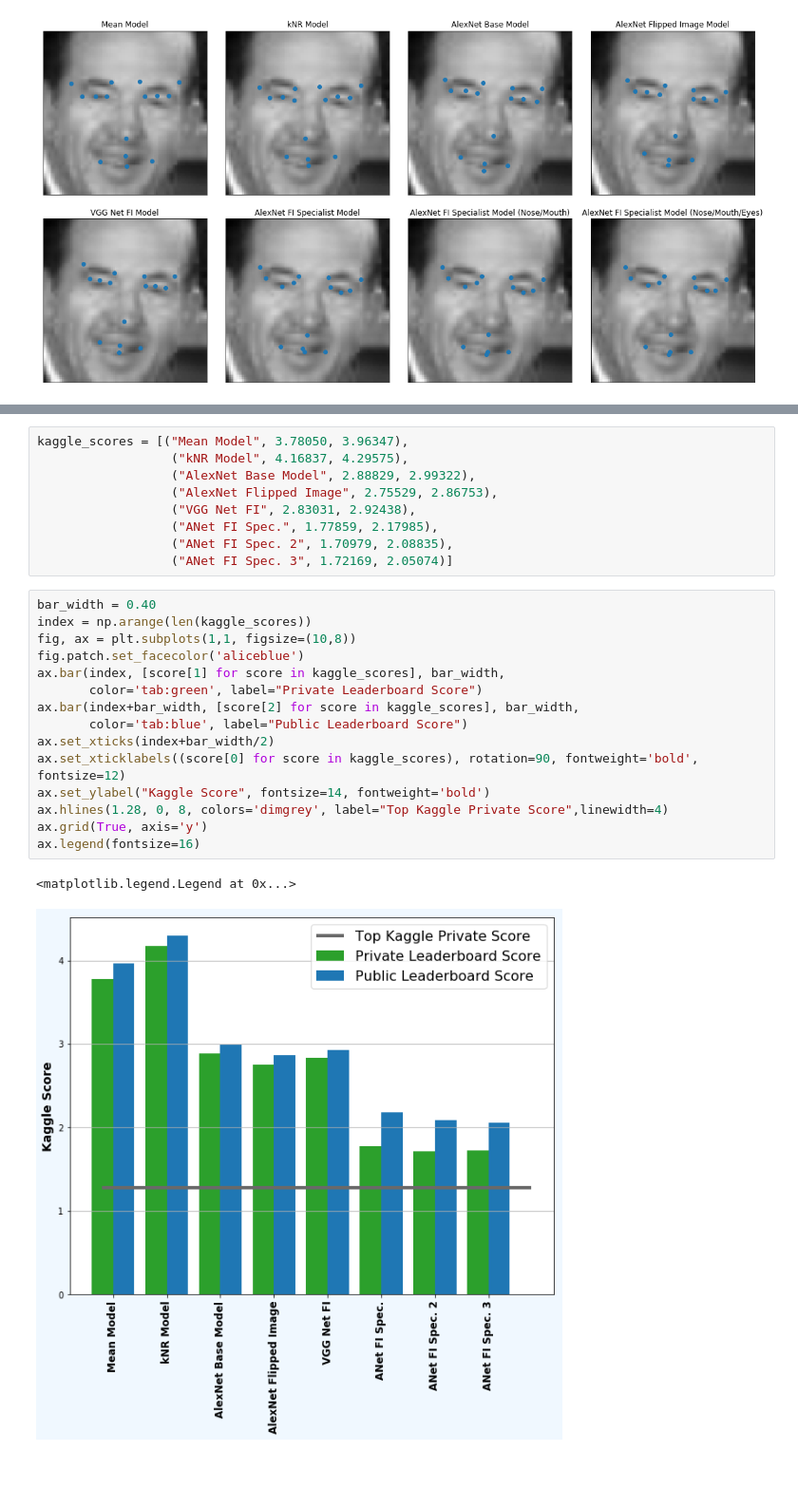
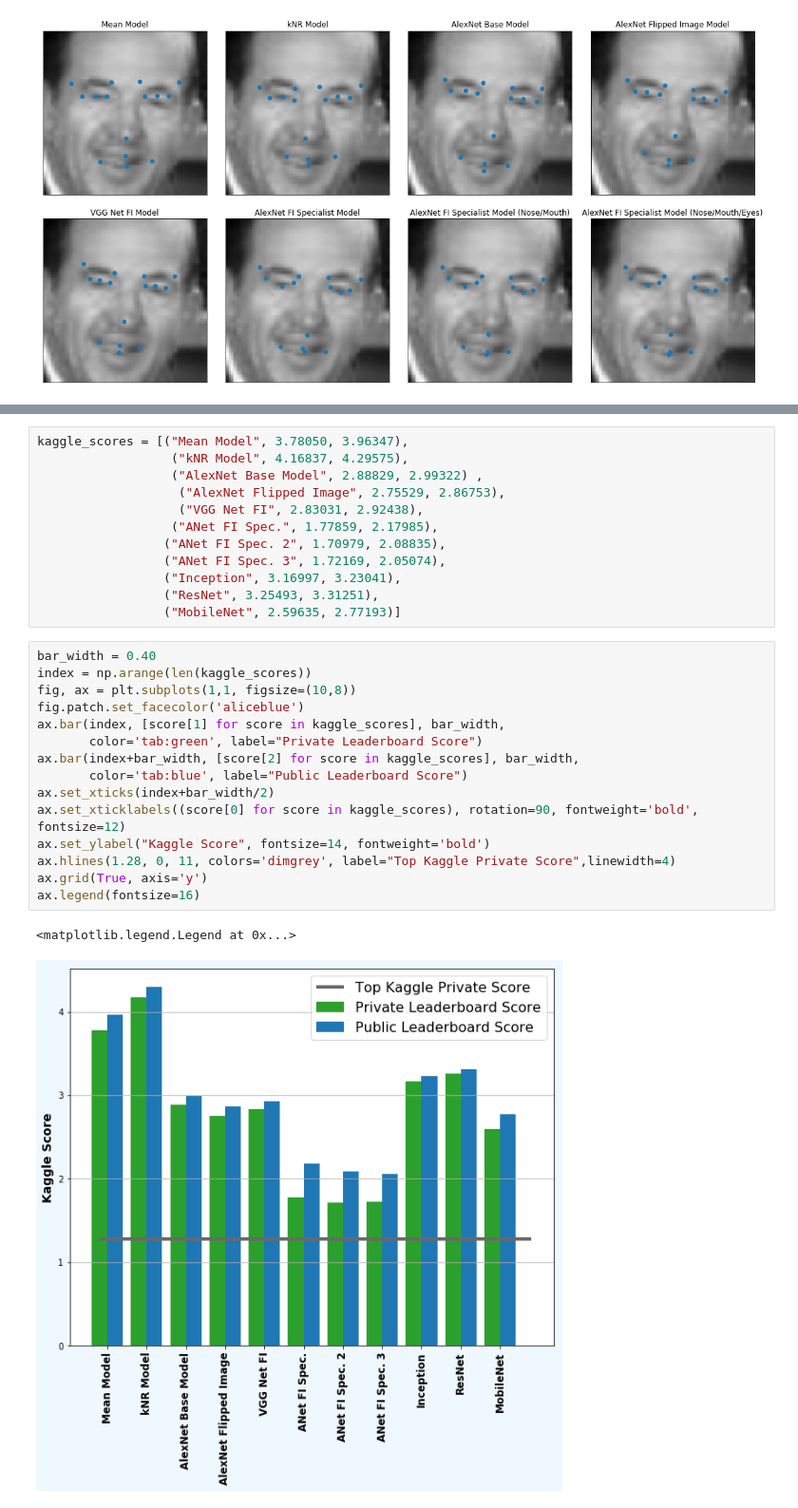
Before and after one commit to tomgoter/w207_finalproject, a Jupyter notebook: submission_notebook.ipynb, the cells around one changed output, grey strips where cells are left out. Shown: that part at 95% size. Drawn from its saved outputs; the diff is of its cells as text; blank space fills up the shorter version.

Commit message:
added data for joannas models

```diff
--- a/submission_notebook.ipynb
+++ b/submission_notebook.ipynb
@@ -695,27 +752,30 @@ plt.subplots_adjust(wspace=0.05,hspace=0.15)
 # %%
 kaggle_scores = [("Mean Model", 3.78050, 3.96347),
                   ("kNR Model", 4.16837, 4.29575),
-                  ("AlexNet Base Model", 2.88829, 2.99322),
-                  ("AlexNet Flipped Image", 2.75529, 2.86753),
-                  ("VGG Net FI", 2.83031, 2.92438),
+                  ("AlexNet Base Model", 2.88829, 2.99322) ,
+                   ("AlexNet Flipped Image", 2.75529, 2.86753),
+                   ("VGG Net FI", 2.83031, 2.92438),
                   ("ANet FI Spec.", 1.77859, 2.17985),
-                  ("ANet FI Spec. 2", 1.70979, 2.08835),
-                  ("ANet FI Spec. 3", 1.72169, 2.05074)]
+                 ("ANet FI Spec. 2", 1.70979, 2.08835),
+                 ("ANet FI Spec. 3", 1.72169, 2.05074),
+                 ("Inception", 3.16997, 3.23041),
+                 ("ResNet", 3.25493, 3.31251),
+                 ("MobileNet", 2.59635, 2.77193)]
 # %%
 bar_width = 0.40
 index = np.arange(len(kaggle_scores))
 fig, ax = plt.subplots(1,1, figsize=(10,8))
 fig.patch.set_facecolor('aliceblue')
 ax.bar(index, [score[1] for score in kaggle_scores], bar_width,
        color='tab:green', label="Private Leaderboard Score")
 ax.bar(index+bar_width, [score[2] for score in kaggle_scores], bar_width,
        color='tab:blue', label="Public Leaderboard Score")
 ax.set_xticks(index+bar_width/2)
 ax.set_xticklabels((score[0] for score in kaggle_scores), rotation=90, fontweight='bold', fontsize=12)
 ax.set_ylabel("Kaggle Score", fontsize=14, fontweight='bold')
-ax.hlines(1.28, 0, 8, colors='dimgrey', label="Top Kaggle Private Score",linewidth=4)
+ax.hlines(1.28, 0, 11, colors='dimgrey', label="Top Kaggle Private Score",linewidth=4)
 ax.grid(True, axis='y')
 ax.legend(fontsize=16)
 # %% [output]
 <matplotlib.legend.Legend at 0x...>
-[figure, old version]
+[figure, new version]
```
Also changed, not shown: parts of 7 cells of this notebook.
